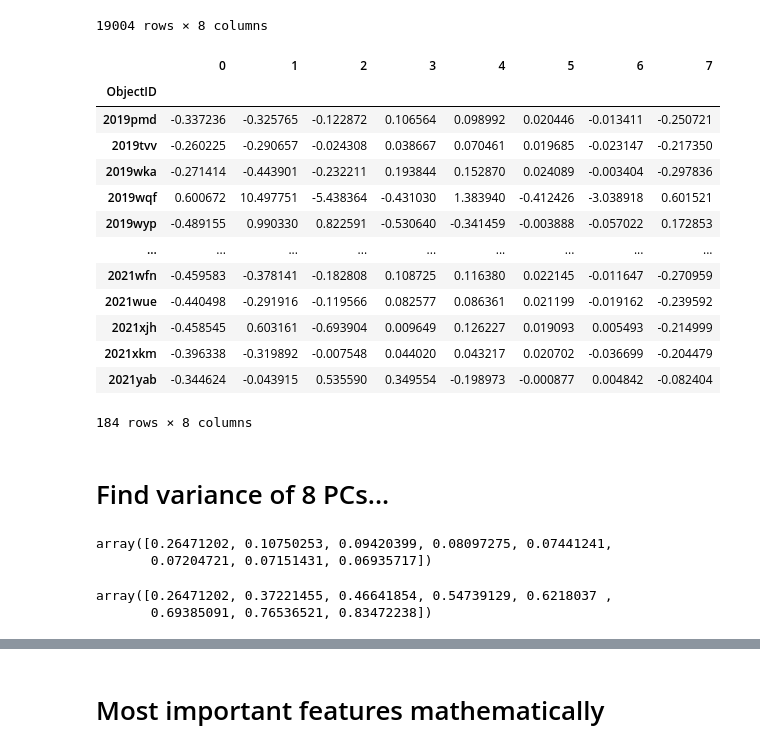
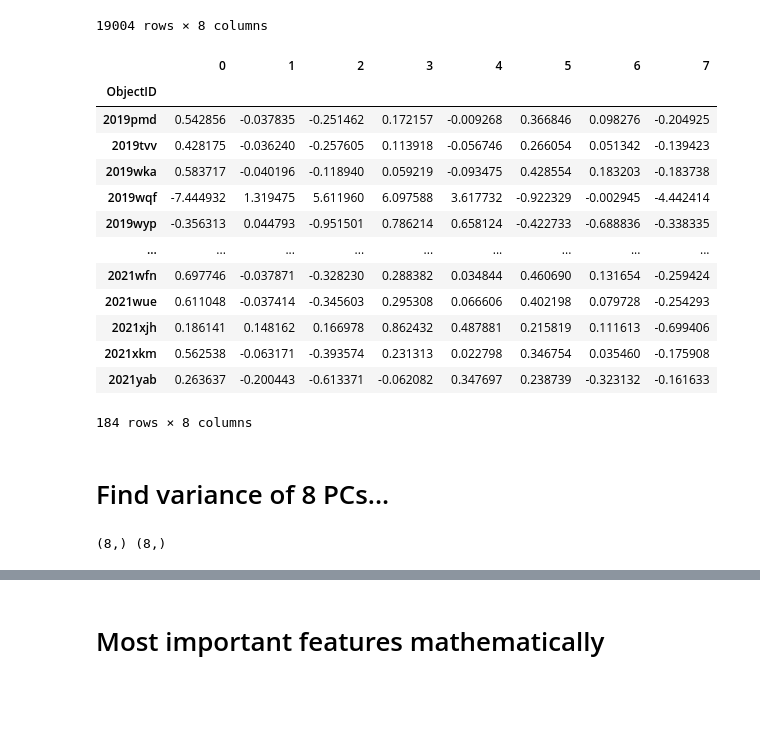
Before and after one commit to SammyS15/PGM_Project_2023, a Jupyter notebook: PCA_kdtree.ipynb, the cells around one changed output, grey strips where cells are left out. Drawn from its saved outputs; the diff is of its cells as text; code cells hidden in the pictures; blank space fills up the shorter version.

```diff
--- a/PCA_kdtree.ipynb
+++ b/PCA_kdtree.ipynb
@@ -309,22 +229,26 @@ pcs_X_fakes_df
 | _2226248_SNIa | -0.421879 | -0.297420 | -0.073464 | 0.082811 | 0.111871 | 0.021022 | -0.009411 | -0.252749 |
 19004 rows × 8 columns
 # %%
-pcs_X_real_df = pd.DataFrame(data=pcs_X_real, index=dr4_df.index)
-pcs_X_real_df
+# pcs_X_real_df = pd.DataFrame(data=pcs_X_real, index=dr4_df.index)
+# pcs_X_real_df
+# print(pcs_X_real.shape)
+# print(pcs2_X_real.shape)
+pcs2_X_real_df = pd.DataFrame(data=pcs2_X_real.T, index=dr4_df.index)
+pcs2_X_real_df
 # %% [output]
 |  | 0 | 1 | 2 | 3 | 4 | 5 | 6 | 7 |
 | ObjectID |  |  |  |  |  |  |  |  |
-| 2019pmd | -0.337236 | -0.325765 | -0.122872 | 0.106564 | 0.098992 | 0.020446 | -0.013411 | -0.250721 |
-| 2019tvv | -0.260225 | -0.290657 | -0.024308 | 0.038667 | 0.070461 | 0.019685 | -0.023147 | -0.217350 |
-| 2019wka | -0.271414 | -0.443901 | -0.232211 | 0.193844 | 0.152870 | 0.024089 | -0.003404 | -0.297836 |
-| 2019wqf | 0.600672 | 10.497751 | -5.438364 | -0.431030 | 1.383940 | -0.412426 | -3.038918 | 0.601521 |
-| 2019wyp | -0.489155 | 0.990330 | 0.822591 | -0.530640 | -0.341459 | -0.003888 | -0.057022 | 0.172853 |
+| 2019pmd | 0.542856 | -0.037835 | -0.251462 | 0.172157 | -0.009268 | 0.366846 | 0.098276 | -0.204925 |
+| 2019tvv | 0.428175 | -0.036240 | -0.257605 | 0.113918 | -0.056746 | 0.266054 | 0.051342 | -0.139423 |
+| 2019wka | 0.583717 | -0.040196 | -0.118940 | 0.059219 | -0.093475 | 0.428554 | 0.183203 | -0.183738 |
+| 2019wqf | -7.444932 | 1.319475 | 5.611960 | 6.097588 | 3.617732 | -0.922329 | -0.002945 | -4.442414 |
+| 2019wyp | -0.356313 | 0.044793 | -0.951501 | 0.786214 | 0.658124 | -0.422733 | -0.688836 | -0.338335 |
 | ... | ... | ... | ... | ... | ... | ... | ... | ... |
-| 2021wfn | -0.459583 | -0.378141 | -0.182808 | 0.108725 | 0.116380 | 0.022145 | -0.011647 | -0.270959 |
-| 2021wue | -0.440498 | -0.291916 | -0.119566 | 0.082577 | 0.086361 | 0.021199 | -0.019162 | -0.239592 |
-| 2021xjh | -0.458545 | 0.603161 | -0.693904 | 0.009649 | 0.126227 | 0.019093 | 0.005493 | -0.214999 |
-| 2021xkm | -0.396338 | -0.319892 | -0.007548 | 0.044020 | 0.043217 | 0.020702 | -0.036699 | -0.204479 |
-| 2021yab | -0.344624 | -0.043915 | 0.535590 | 0.349554 | -0.198973 | -0.000877 | 0.004842 | -0.082404 |
+| 2021wfn | 0.697746 | -0.037871 | -0.328230 | 0.288382 | 0.034844 | 0.460690 | 0.131654 | -0.259424 |
+| 2021wue | 0.611048 | -0.037414 | -0.345603 | 0.295308 | 0.066606 | 0.402198 | 0.079728 | -0.254293 |
+| 2021xjh | 0.186141 | 0.148162 | 0.166978 | 0.862432 | 0.487881 | 0.215819 | 0.111613 | -0.699406 |
+| 2021xkm | 0.562538 | -0.063171 | -0.393574 | 0.231313 | 0.022798 | 0.346754 | 0.035460 | -0.175908 |
+| 2021yab | 0.263637 | -0.200443 | -0.613371 | -0.062082 | 0.347697 | 0.238739 | -0.323132 | -0.161633 |
 184 rows × 8 columns
 # %% [markdown]
 # Find variance of 8 PCs...
@@ -332,11 +256,10 @@ pcs_X_real_df
 #Percentage of variance explained by each of the selected components.
 pca_var_ratio = pca.explained_variance_ratio_
 pca_var_ratio
+
+# calculate the variance at each dimension
+pca2_var = np.var(W, axis=0)
+
+print(pca2_var.shape, pca_var_ratio.shape)
 # %% [output]
-array([0.26471202, 0.10750253, 0.09420399, 0.08097275, 0.07441241,
-       0.07204721, 0.07151431, 0.06935717])
+(8,) (8,)
-# %%
-np.cumsum(pca_var_ratio)
-# %% [output]
-array([0.26471202, 0.37221455, 0.46641854, 0.54739129, 0.6218037 ,
-       0.69385091, 0.76536521, 0.83472238])
```
Also changed, not shown: parts of 39 cells of this notebook.
